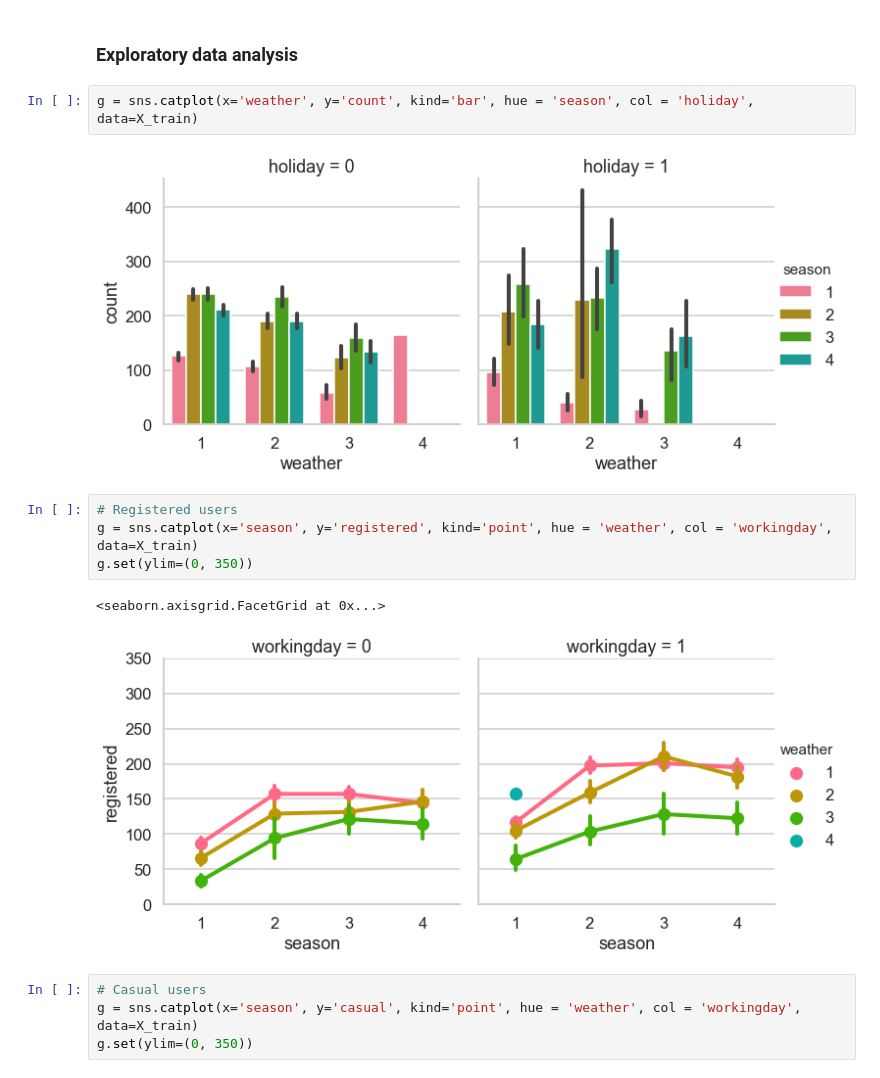
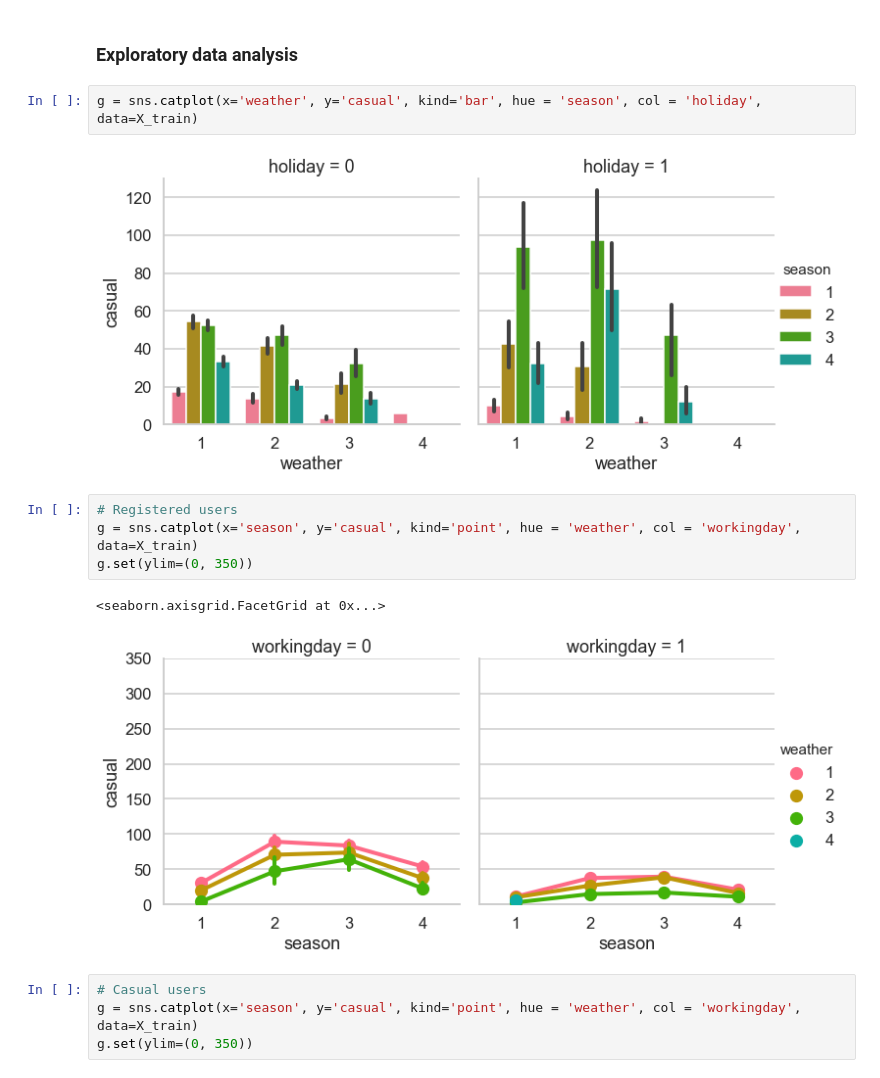
Before and after one commit to julisep/SPICEDbootcamp, a Jupyter notebook: Week_03/Bicycle/Bicycle02_registered_casual.ipynb, the cells around one changed output. Saved outputs shown, nothing was run; the diff lists cells and outputs as text.

```diff
--- a/Week_03/Bicycle/Bicycle02_registered_casual.ipynb
+++ b/Week_03/Bicycle/Bicycle02_registered_casual.ipynb
@@ -43,16 +43,16 @@ X_train.reset_index(inplace=True)
 # %% [markdown]
 ### Exploratory data analysis
 # %%
-g = sns.catplot(x='weather', y='count', kind='bar', hue = 'season', col = 'holiday', data=X_train)
+g = sns.catplot(x='weather', y='casual', kind='bar', hue = 'season', col = 'holiday', data=X_train)
 # %% [output]
-[figure, old version]
+[figure, new version]
 # %%
 # Registered users
-g = sns.catplot(x='season', y='registered', kind='point', hue = 'weather', col = 'workingday', data=X_train)
+g = sns.catplot(x='season', y='casual', kind='point', hue = 'weather', col = 'workingday', data=X_train)
 g.set(ylim=(0, 350))
 # %% [output]
 <seaborn.axisgrid.FacetGrid at 0x...>
-[figure, old version]
+[figure, new version]
 # %%
 # Casual users
 g = sns.catplot(x='season', y='casual', kind='point', hue = 'weather', col = 'workingday', data=X_train)
```
Also changed, not shown: parts of 27 cells of this notebook, 2 other files.
